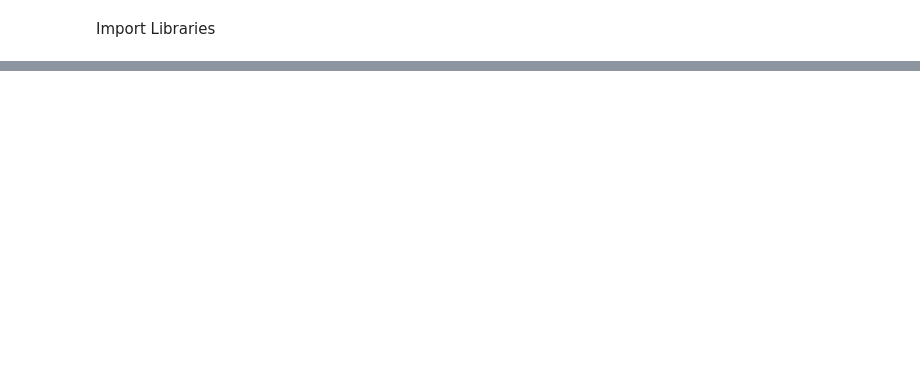
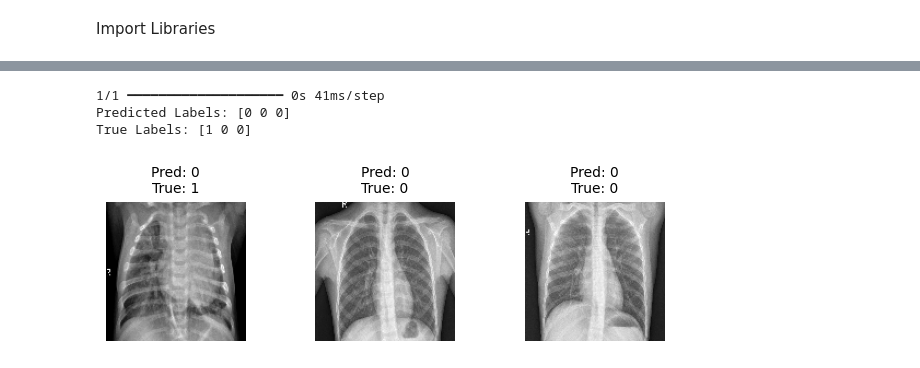
Before and after one commit to KHughes-22/456_project, a Jupyter notebook: project.ipynb, the cells around one changed output, grey strips where cells are left out. Drawn from its saved outputs; the diff is of its cells as text; code cells hidden in the pictures; blank space fills up the shorter version.

```diff
--- a/project.ipynb
+++ b/project.ipynb
@@ -22,0 +15,8 @@ class_indices = {name: idx for idx, name in enumerate(class_names)}
+# %%
+# Parameters
+img_size = (128, 128)
+# Update this to the actual dataset path
+data_dir = r"C:\Users\kyle_\OneDrive\Desktop\school_projects\456_project\archive_1\chest_xray"
+train_dir = os.path.join(data_dir, 'train')
+val_dir = os.path.join(data_dir, 'val')
+test_dir = os.path.join(data_dir, 'test')
@@ -50,0 +49,5 @@ X_train, X_valid, y_train, y_valid = train_test_split(X, y, test_size=0.2, rando
+# %%
+# Load train, validation, and test data
+X_train, y_train = load_data(train_dir)
+X_valid, y_valid = load_data(val_dir)
+X_test, y_test = load_data(test_dir)
@@ -119,0 +135,8 @@ Detected at node StatefulPartitionedCall/sequential_1/conv2d_3_1/Relu defined at
+# %%
+X_indices = np.where(y_test == 1)[0][:1]  # Ensure at least one image with true value of 1
+remaining_indices = np.where(y_test == 0)[0][:2]  # Fill the rest with images with true value of 0
+selected_indices = np.concatenate([X_indices, remaining_indices])
+# %%
+X_new = X_test[selected_indices]
+y_proba = cnn.predict(X_new)
+y_proba.round(2)
@@ -119,0 +148,19 @@ Detected at node StatefulPartitionedCall/sequential_1/conv2d_3_1/Relu defined at
+# %%
+y_pred = np.argmax(cnn.predict(X_new), axis=-1)
+print("Predicted Labels:", y_pred)
+print("True Labels:", y_test[selected_indices])
+# %% [output]
+1/1 ━━━━━━━━━━━━━━━━━━━━ 0s 41ms/step
+Predicted Labels: [0 0 0]
+True Labels: [1 0 0]
+# %%
+plt.figure(figsize=(7.2, 2.4))
+for index, image in enumerate(X_new):
+    plt.subplot(1, 3, index + 1)
+    plt.imshow(image)
+    plt.axis('off')
+    plt.title(f"Pred: {y_pred[index]}\nTrue: {y_test[selected_indices[index]]}", fontsize=10)
+plt.subplots_adjust(wspace=0.5)
+plt.show()
+# %% [output]
+[figure, added]
```
Also changed, not shown: parts of 21 cells of this notebook.
